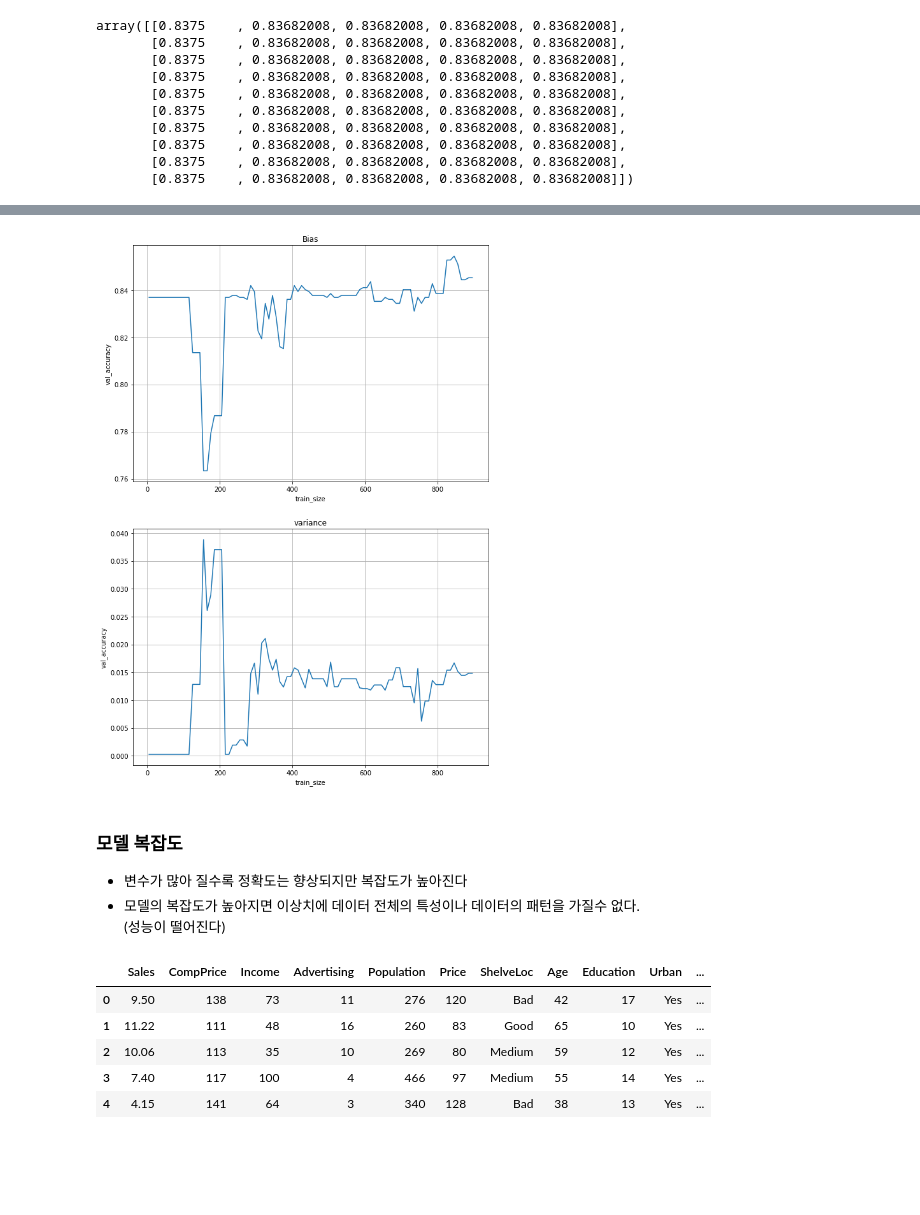
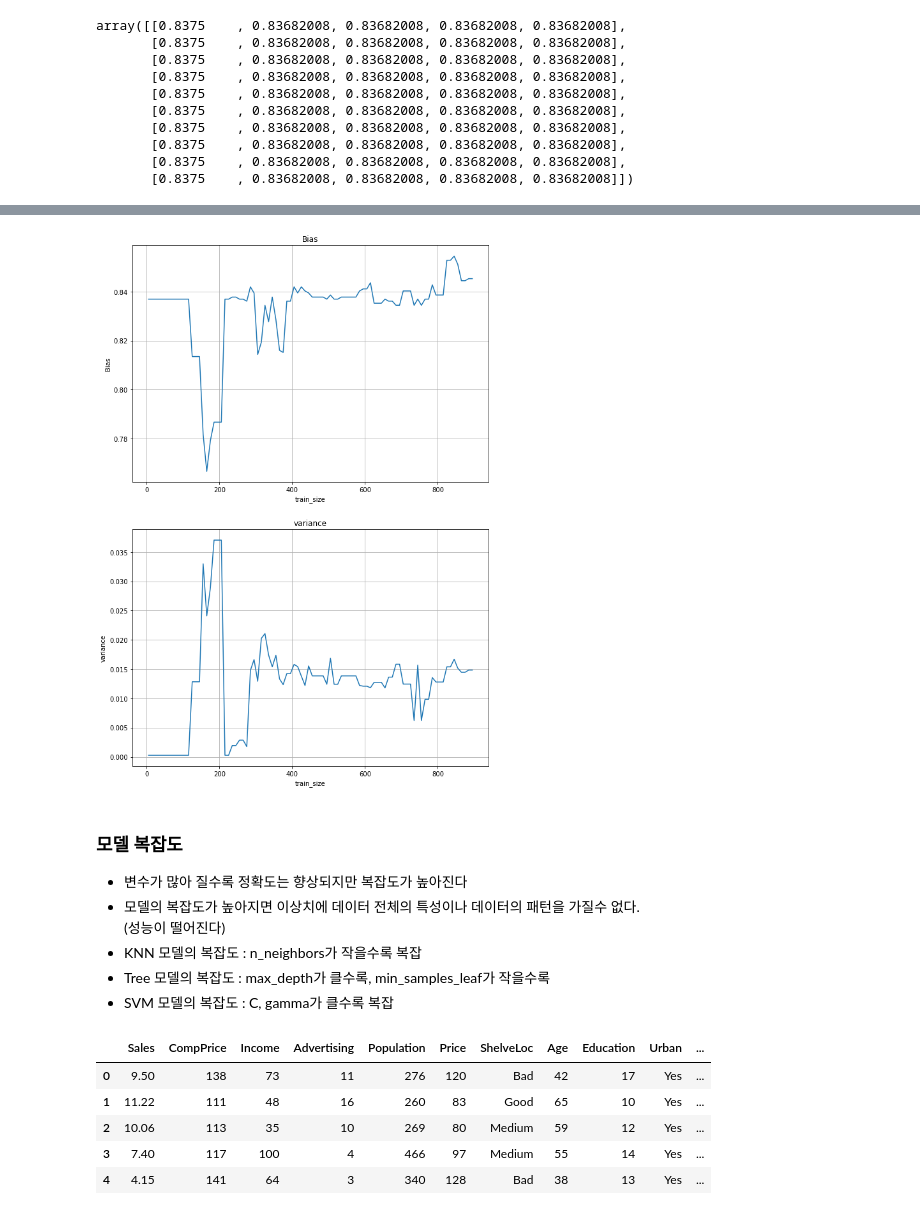
Before and after one commit to mskyun721/aivle_python, a Jupyter notebook: Class/sklearn.ipynb, the cells around one changed output, grey strips where cells are left out. Drawn from its saved outputs; the diff is of its cells as text; code cells hidden in the pictures; blank space fills up the shorter version.

```diff
--- a/Class/sklearn.ipynb
+++ b/Class/sklearn.ipynb
@@ -749,26 +771,29 @@ val_scores_mean, val_scores_std
 # %%
 plt.figure(figsize = (10,15))
 plt.subplot(2,1,1)
 plt.plot(tr_size, val_scores_mean)
-plt.ylabel('val_accuracy')
+plt.ylabel('Bias')
 plt.xlabel('train_size')
 plt.title('Bias')
 plt.grid()
 
 plt.subplot(2,1,2)
 plt.plot(tr_size, val_scores_std)
-plt.ylabel('val_accuracy')
+plt.ylabel('variance')
 plt.xlabel('train_size')
 plt.title('variance')
 plt.grid()
 plt.show()
 # %% [output]
-[figure, old version]
+[figure, new version]
 # %% [markdown]
 ### 모델 복잡도
  - 변수가 많아 질수록 정확도는 향상되지만 복잡도가 높아진다
  - 모델의 복잡도가 높아지면 이상치에 데이터 전체의 특성이나 데이터의 패턴을 가질수 없다.
  (성능이 떨어진다)
+ - KNN 모델의 복잡도 : n_neighbors가 작을수록 복잡
+ - Tree 모델의 복잡도 : max_depth가 클수록, min_samples_leaf가 작을수록
+ - SVM 모델의 복잡도 : C, gamma가 클수록 복잡
 # %%
 path = 'https://raw.githubusercontent.com/DA4BAM/dataset/master/Carseats.csv'
 data = pd.read_csv(path)
```
Also changed, not shown: parts of 65 cells of this notebook, 1 other file.
